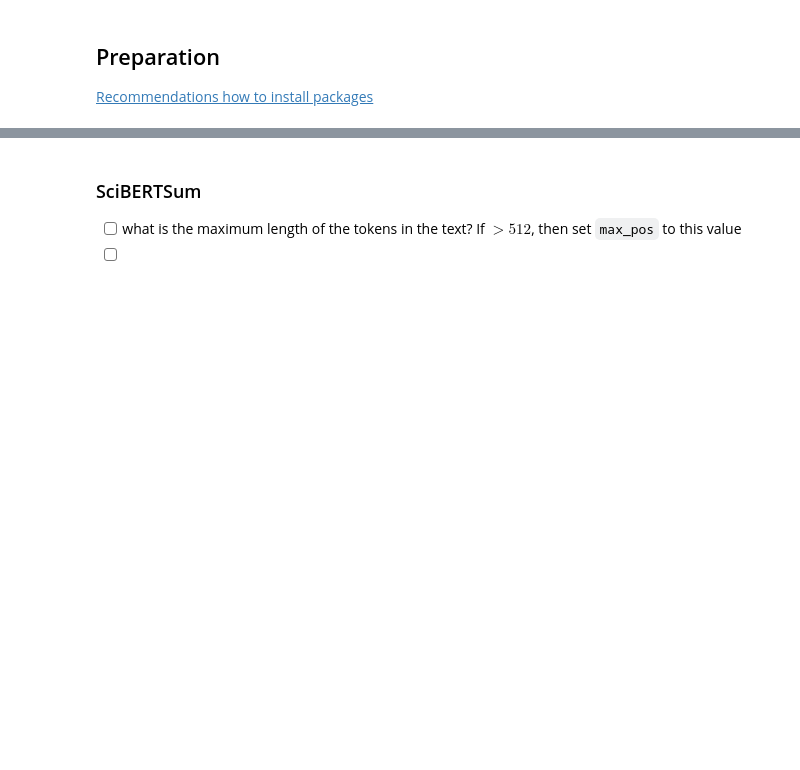
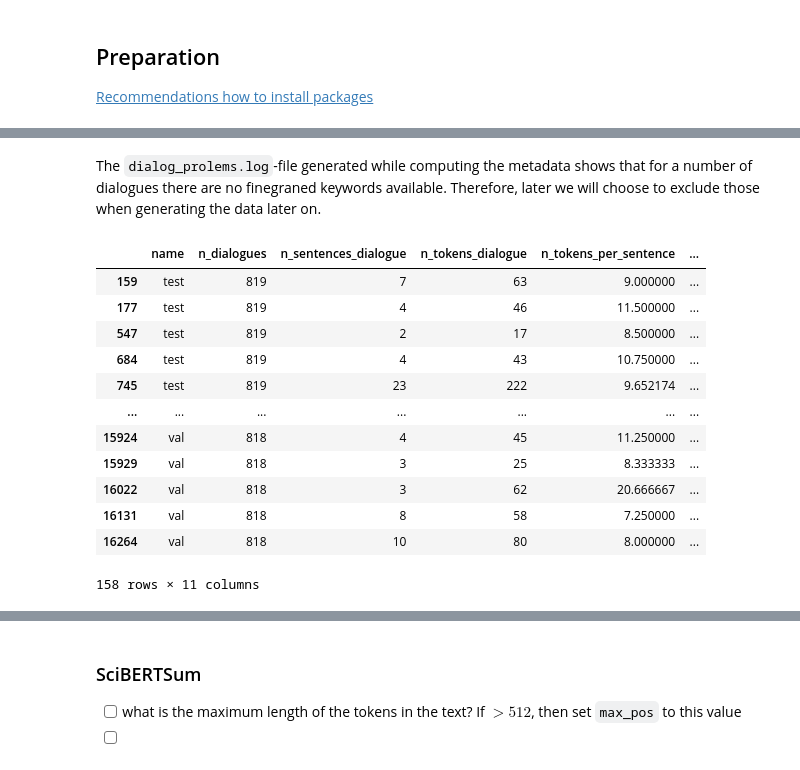
Before and after one commit to MagnusOstertag/ExtractiveSummaryModels, a Jupyter notebook: model_comparison.ipynb, the cells around one changed output, grey strips where cells are left out. Cells and saved outputs as stored; diff of their text form; code cells hidden in the pictures; blank space fills up the shorter version.

```diff
--- a/model_comparison.ipynb
+++ b/model_comparison.ipynb
@@ -141,3 +138,21 @@ Start preprocessing val
+# %% [markdown]
+The `dialog_prolems.log`-file generated while computing the metadata shows that for a number of dialogues there are no finegraned keywords available. Therefore, later we will choose to exclude those when generating the data later on.
+# %%
+metadata[metadata['n_tokens_per_extract_fine'] == 0.]
+# %% [output]
+|  | name | n_dialogues | n_sentences_dialogue | n_tokens_dialogue | n_tokens_per_sentence | ... |
+| 159 | test | 819 | 7 | 63 | 9.000000 | ... |
+| 177 | test | 819 | 4 | 46 | 11.500000 | ... |
+| 547 | test | 819 | 2 | 17 | 8.500000 | ... |
+| 684 | test | 819 | 4 | 43 | 10.750000 | ... |
+| 745 | test | 819 | 23 | 222 | 9.652174 | ... |
+| ... | ... | ... | ... | ... | ... | ... |
+| 15924 | val | 818 | 4 | 45 | 11.250000 | ... |
+| 15929 | val | 818 | 3 | 25 | 8.333333 | ... |
+| 16022 | val | 818 | 3 | 62 | 20.666667 | ... |
+| 16131 | val | 818 | 8 | 58 | 7.250000 | ... |
+| 16264 | val | 818 | 10 | 80 | 8.000000 | ... |
+158 rows × 11 columns
 # %%
 metadata.info()
 # %% [output]
```
Also changed, not shown: parts of 35 cells of this notebook, 6 other files.
